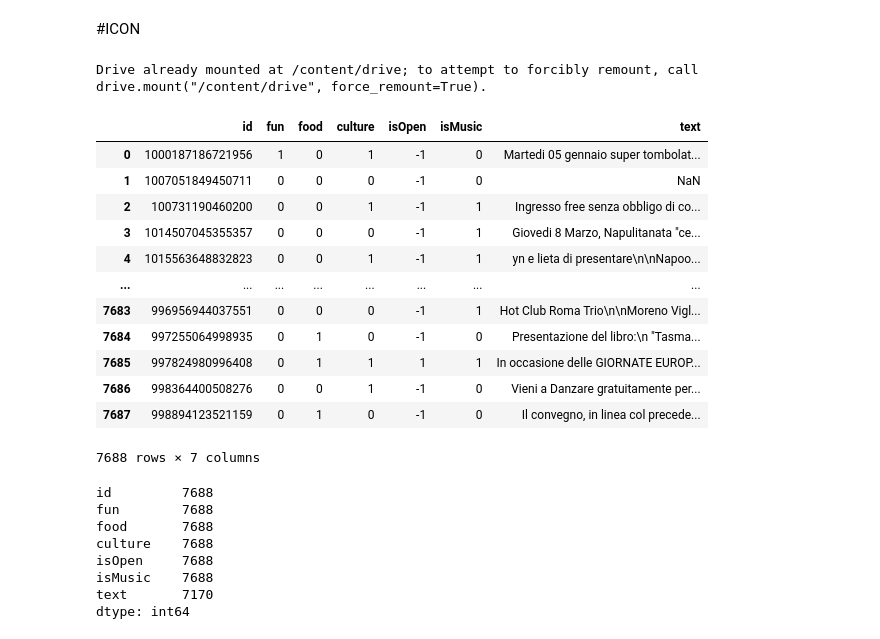
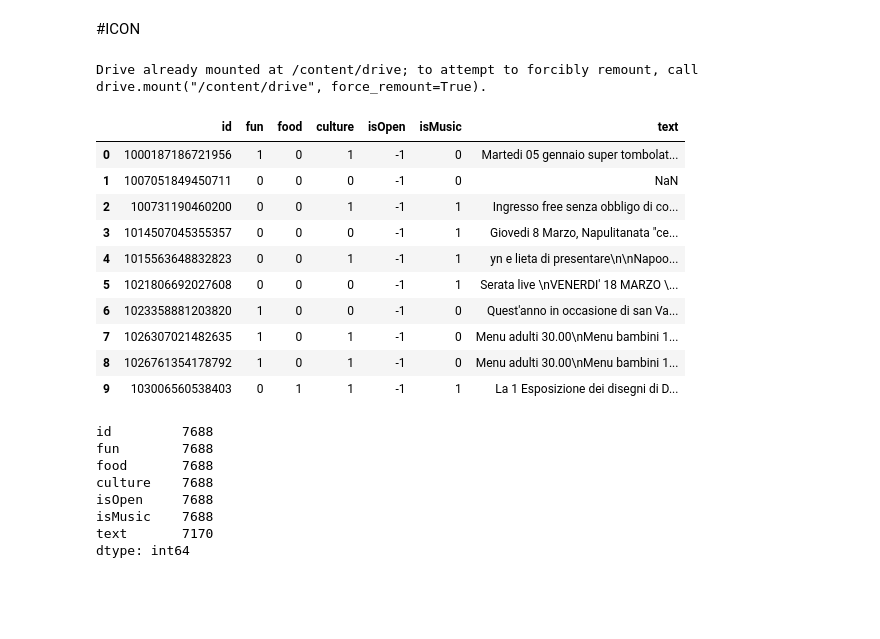
Before and after one commit to AleCongi/Esame-ICON-, a Jupyter notebook: ICON.ipynb, the cells around one changed output. Cells and saved outputs as stored; diff of their text form; code cells hidden in the pictures; blank space fills up the shorter version.

```diff
--- a/ICON.ipynb
+++ b/ICON.ipynb
@@ -5,29 +5,28 @@
 # %%
 import numpy as np
 import pandas as pd
+import seaborn as sb
 from sklearn.model_selection import train_test_split
 
 from google.colab import drive
-drive.mount('/content/drive')
+drive.mount('/content/drive', force_remount=False)
 
-tot=pd.read_csv('eventsFixed.csv')
+tot=pd.read_csv('/content/drive/MyDrive/Colab Notebooks/eventsFixed.csv')
 
-tot
+tot.head(10)
 # %% [output]
 Drive already mounted at /content/drive; to attempt to forcibly remount, call drive.mount("/content/drive", force_remount=True).
 |  | id | fun | food | culture | isOpen | isMusic | text |
 | 0 | 1000187186721956 | 1 | 0 | 1 | -1 | 0 | Martedi 05 gennaio super tombolat... |
 | 1 | 1007051849450711 | 0 | 0 | 0 | -1 | 0 | NaN |
 | 2 | 100731190460200 | 0 | 0 | 1 | -1 | 1 | Ingresso free senza obbligo di co... |
 | 3 | 1014507045355357 | 0 | 0 | 0 | -1 | 1 | Giovedi 8 Marzo, Napulitanata "ce... |
 | 4 | 1015563648832823 | 0 | 0 | 1 | -1 | 1 | yn e lieta di presentare\n\nNapoo... |
-| ... | ... | ... | ... | ... | ... | ... | ... |
-| 7683 | 996956944037551 | 0 | 0 | 0 | -1 | 1 | Hot Club Roma Trio\n\nMoreno Vigl... |
-| 7684 | 997255064998935 | 0 | 1 | 0 | -1 | 0 | Presentazione del libro:\n "Tasma... |
-| 7685 | 997824980996408 | 0 | 1 | 1 | 1 | 1 | In occasione delle GIORNATE EUROP... |
-| 7686 | 998364400508276 | 0 | 0 | 1 | -1 | 0 | Vieni a Danzare gratuitamente per... |
-| 7687 | 998894123521159 | 0 | 1 | 0 | -1 | 0 | Il convegno, in linea col precede... |
+| 5 | 1021806692027608 | 0 | 0 | 0 | -1 | 1 | Serata live \nVENERDI' 18 MARZO \... |
+| 6 | 1023358881203820 | 1 | 0 | 0 | -1 | 0 | Quest'anno in occasione di san Va... |
+| 7 | 1026307021482635 | 1 | 0 | 1 | -1 | 0 | Menu adulti 30.00\nMenu bambini 1... |
+| 8 | 1026761354178792 | 1 | 0 | 1 | -1 | 0 | Menu adulti 30.00\nMenu bambini 1... |
+| 9 | 103006560538403 | 0 | 1 | 1 | -1 | 1 | La 1 Esposizione dei disegni di D... |
-7688 rows × 7 columns
 # %%
 tot.count()
 # %% [output]
```
Also changed, not shown: parts of 36 cells of this notebook.
